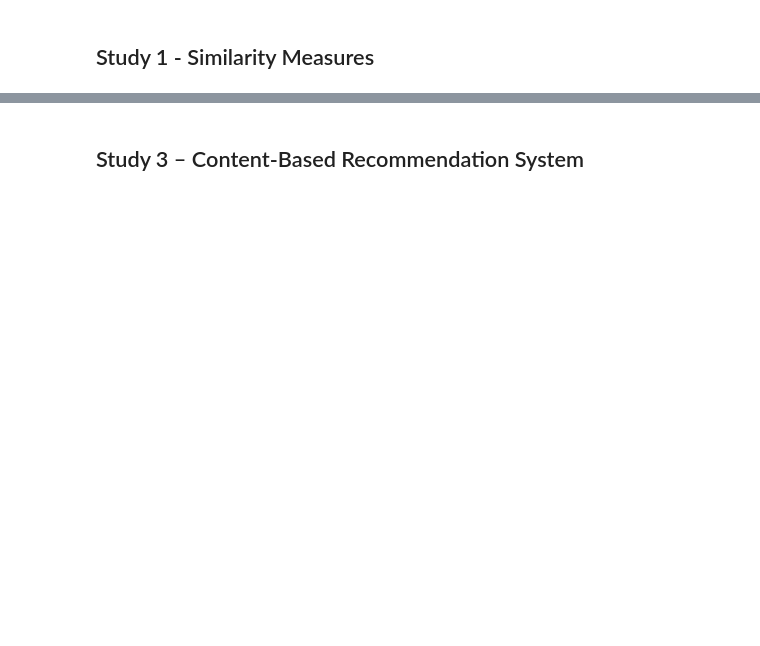
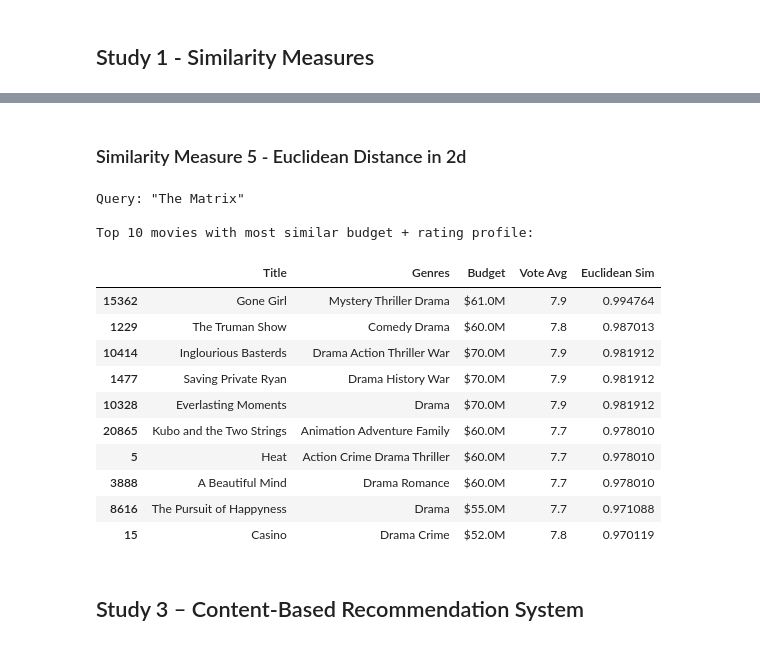
Before and after one commit to JCoji/DataScienceA2, a Jupyter notebook: A4 - Jonthan Cojita, Lucas Gavura.ipynb, the cells around one changed output, grey strips where cells are left out. Cells and saved outputs as stored; diff of their text form; code cells hidden in the pictures; blank space fills up the shorter version.

```diff
--- a/A4 - Jonthan Cojita, Lucas Gavura.ipynb
+++ b/A4 - Jonthan Cojita, Lucas Gavura.ipynb
@@ -176,2 +506,58 @@ df[num_cols].describe().round(3)
+# %% [markdown]
+### Similarity Measure 5 - Euclidean Distance in 2d
+# %%
+# Compute Euclidean distance between two arrays
+def euclidean_distance_2d(vec_a, vec_b):
+    dist = np.sqrt(np.sum((vec_a - vec_b) ** 2))
+    return 1 / (1 + dist)
+
+# Find the top-N movies most similar in budget and vote_average to the query
+def top_by_budget_rating(query_title, df, n=10):
+
+    query_movie = find_movie(query_title, df)
+    query_vec = np.array([
+        query_movie['budget_filled'],
+        query_movie['vote_average_filled']
+    ])
+    query_id = query_movie.name
+
+    df_bud = df[(df.index != query_id) & (df['budget'].notna())].copy()
+    df_bud['euclid_sim'] = df_bud.apply(
+        lambda row: euclidean_distance_2d(
+            query_vec,
+            np.array([row['budget_filled'], row['vote_average_filled']])
+        ), axis=1
+    )
+
+    top = (
+        df_bud.sort_values('euclid_sim', ascending=False)
+        .head(n)[['title', 'genres_str', 'budget', 'vote_average', 'euclid_sim']]
+    )
+    top = top.copy()
+    top['budget'] = top['budget'].apply(lambda x: f'${x/1e6:.1f}M')
+    top.columns = ['Title', 'Genres', 'Budget', 'Vote Avg', 'Euclidean Sim']
+    return query_movie['title'], top
+
+
+# Finding the top 10
+qname, result5 = top_by_budget_rating('The Matrix', df)
+print(f'Query: "{qname}"')
+print(f'\nTop 10 movies with most similar budget + rating profile:')
+result5
+# %% [output]
+Query: "The Matrix"
+
+Top 10 movies with most similar budget + rating profile:
+|  | Title | Genres | Budget | Vote Avg | Euclidean Sim |
+| 15362 | Gone Girl | Mystery Thriller Drama | $61.0M | 7.9 | 0.994764 |
+| 1229 | The Truman Show | Comedy Drama | $60.0M | 7.8 | 0.987013 |
+| 10414 | Inglourious Basterds | Drama Action Thriller War | $70.0M | 7.9 | 0.981912 |
+| 1477 | Saving Private Ryan | Drama History War | $70.0M | 7.9 | 0.981912 |
+| 10328 | Everlasting Moments | Drama | $70.0M | 7.9 | 0.981912 |
+| 20865 | Kubo and the Two Strings | Animation Adventure Family | $60.0M | 7.7 | 0.978010 |
+| 5 | Heat | Action Crime Drama Thriller | $60.0M | 7.7 | 0.978010 |
+| 3888 | A Beautiful Mind | Drama Romance | $60.0M | 7.7 | 0.978010 |
+| 8616 | The Pursuit of Happyness | Drama | $55.0M | 7.7 | 0.971088 |
+| 15 | Casino | Drama Crime | $52.0M | 7.8 | 0.970119 |
 # %% [markdown]
 ## Study 3 – Content-Based Recommendation System
```
Also changed, not shown: parts of 22 cells of this notebook.
